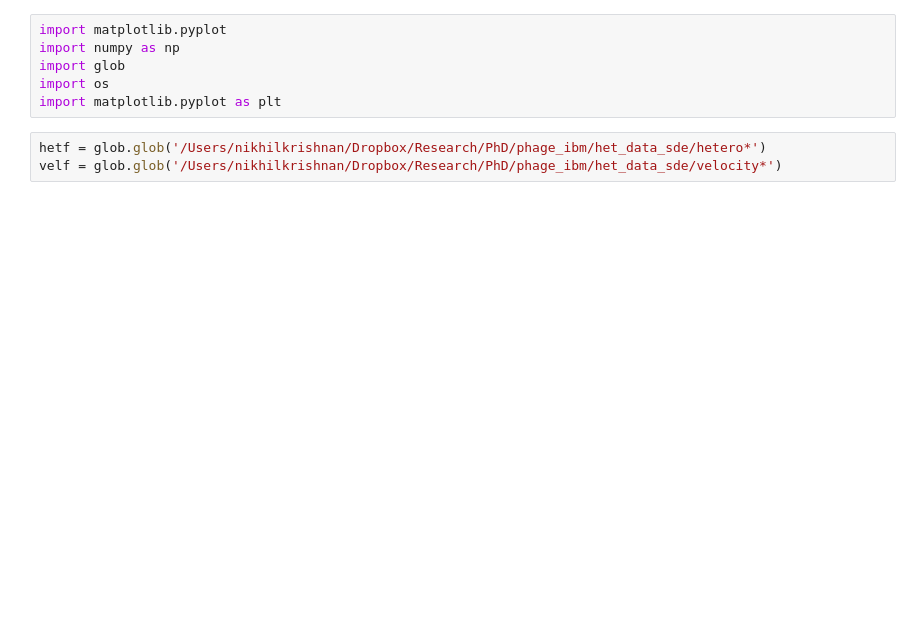
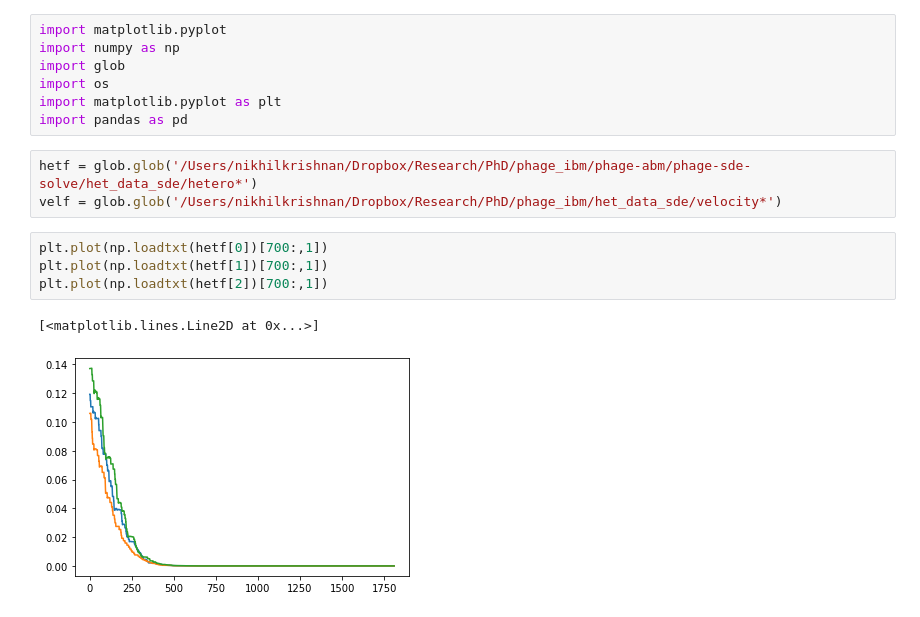
Before and after one commit to nkrishnan94/phage-abm, a Jupyter notebook: Het decay sde solve.ipynb, the cells around one changed output. Saved outputs shown, nothing was run; the diff lists cells and outputs as text; blank space fills up the shorter version.

```diff
--- a/Het decay sde solve.ipynb
+++ b/Het decay sde solve.ipynb
@@ -4,9 +4,17 @@ import numpy as np
 import glob
 import os
 import matplotlib.pyplot as plt
+import pandas as pd
 # %%
-hetf = glob.glob('/Users/nikhilkrishnan/Dropbox/Research/PhD/phage_ibm/het_data_sde/hetero*')
+hetf = glob.glob('/Users/nikhilkrishnan/Dropbox/Research/PhD/phage_ibm/phage-abm/phage-sde-solve/het_data_sde/hetero*')
 velf = glob.glob('/Users/nikhilkrishnan/Dropbox/Research/PhD/phage_ibm/het_data_sde/velocity*')
+# %%
+plt.plot(np.loadtxt(hetf[0])[700:,1])
+plt.plot(np.loadtxt(hetf[1])[700:,1])
+plt.plot(np.loadtxt(hetf[2])[700:,1])
+# %% [output]
+[<matplotlib.lines.Line2D at 0x...>]
+[figure, added]
 # %%
 hetf
 # %% [output]
```
Also changed, not shown: parts of 19 cells of this notebook, 13 other files.
